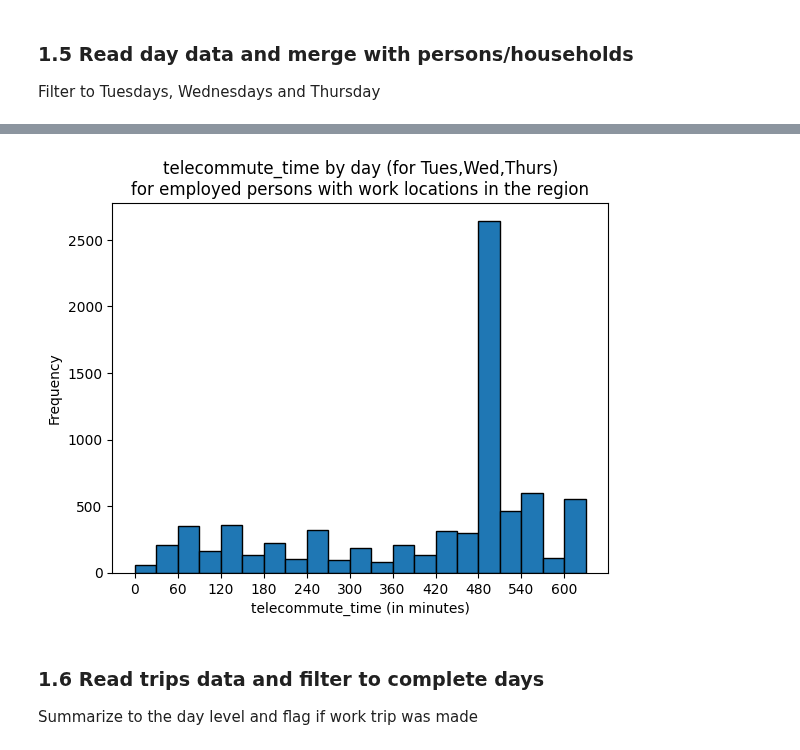
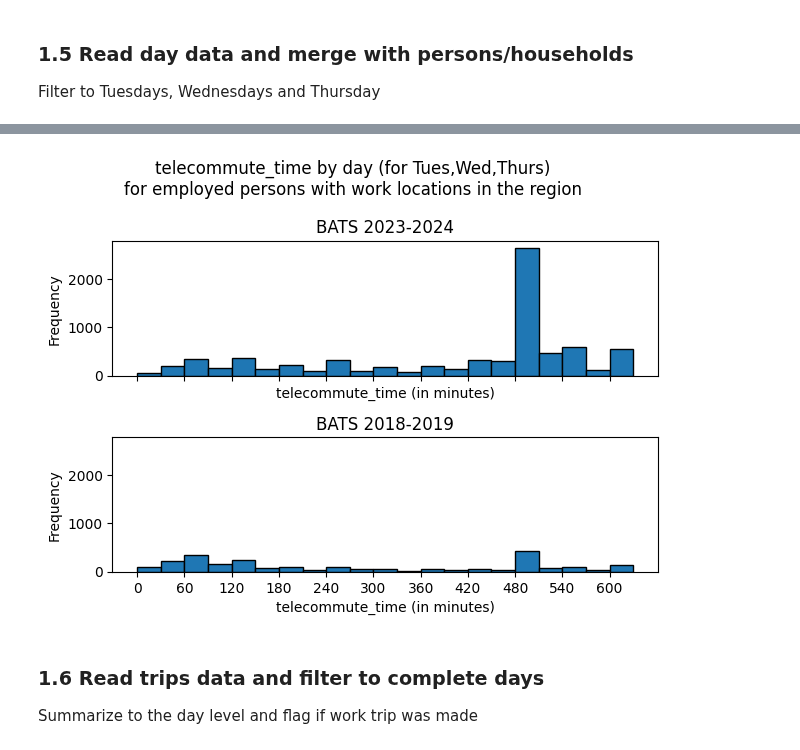
Before and after one commit to BayAreaMetro/travel-model-one, a Jupyter notebook: utilities/telecommute/estimate_WFH_from_BATS2023.ipynb, the cells around one changed output, grey strips where cells are left out. Cells and saved outputs as stored; diff of their text form; code cells hidden in the pictures.

Commit message:
Processes 2018-19 BATS data alongside 2023-24 BATS data
To the extent we're able.  Some variables are not available in the 2018-19 dataset.

```diff
--- a/utilities/telecommute/estimate_WFH_from_BATS2023.ipynb
+++ b/utilities/telecommute/estimate_WFH_from_BATS2023.ipynb
@@ -239,7 +302,7 @@ INDUSTRY_RECODE = {
 
 bats_persons['empsix'] = bats_persons.industry.map(INDUSTRY_RECODE)
 print("After recoding 'industry':")
-print(bats_persons['empsix'].value_counts(dropna=False))
+print(bats_persons[['survey_year','empsix']].value_counts(dropna=False))
 
 # try to resolve some of the remaining
 bats_persons.industry_other = bats_persons.industry_other.str.lower()
@@ -286,11 +349,11 @@ for term in INDUSTRY_OTHER_TERM_RECODE.keys():
 # print(bats_persons.loc[pd.isna(bats_persons.empsix),'industry_other'].value_counts(dropna=False))
 
 print("\nAfter recoding 'industry_other':")
-print(bats_persons['empsix'].value_counts(dropna=False))
+print(bats_persons[['survey_year','empsix']].value_counts(dropna=False))
 
-print("\nFiltering out NaN industry:")
-bats_persons = bats_persons.loc[pd.notna(bats_persons.empsix)]
-print(f" => {len(bats_persons):,} rows")
+print("\nFiltering out NaN industry for bats_2023:")
+bats_persons = bats_persons.loc[ (bats_persons.survey_year==2019) | (pd.notna(bats_persons.empsix))]
+print(f"{bats_persons['survey_year'].value_counts(dropna=False)}")
 
 # add dummies for empsix
 ind_dummies = pd.get_dummies(data=bats_persons.empsix, prefix="ind")
@@ -320,7 +383,7 @@ Filtering out NaN industry:
 bats_persons = pd.merge(
     left=bats_persons,
     right=bats_hhlds,
-    on=['hh_id'],
+    on=['hh_id','survey_year'],
     how='left',
     validate='many_to_one',
     indicator=True
@@ -338,9 +401,9 @@ bats_persons['work_loc_is_home_loc'] = False
 bats_persons.loc[(bats_persons.work_lon == bats_persons.home_lon) &
                  (bats_persons.work_lat == bats_persons.home_lat),
                  'work_loc_is_home_loc'] = True
-print(f"bats_persons['work_loc_is_home_loc'].value_counts()=\n{bats_persons['work_loc_is_home_loc'].value_counts()}")
+print(f"bats_persons[['survey_year','work_loc_is_home_loc']].value_counts()=\n{bats_persons[['survey_year','work_loc_is_home_loc']].value_counts()}")
 
-print("\nFiltering to: work_loc_is_home_loc==False")
-bats_persons = bats_persons.loc[bats_persons.work_loc_is_home_loc==False]
-print(f" => {len(bats_persons):,} rows")
+print("\nFiltering to: work_loc_is_home_loc==False =>")
+bats_persons = bats_persons.loc[bats_persons.work_loc_is_home_loc==False].reset_index(drop=True)
+print(f"{bats_persons['survey_year'].value_counts()}")
 # %% [output]
@@ -430,21 +498,45 @@ Read 2,175,625 rows from 'M:\Development\Travel Model One\Estimation\WFH_BATS_20
 Filter to Tuesdays, Wednesdays and Thursday
 # %%
 # read day data for day of week and telecommute time spent
-bats_day = pd.read_csv(BATS_DATA_DIR / "day.csv")
-print(f"Read {len(bats_day):,} rows from \"{BATS_DATA_DIR / 'day.csv'}\"")
+bats_2023_day = pd.read_csv(BATS_2023_DATA_DIR / "day.csv")
+print(f"Read {len(bats_2023_day):,} rows from \"{BATS_2023_DATA_DIR / 'day.csv'}\"")
 
-# print("\nbats_day.dtypes:")
-# print(bats_day.dtypes)
+# print("\bats_2023_day.dtypes:")
+# print(bats_2023_day.dtypes)
 
 # select relevant variables
-bats_day = bats_day[[
+bats_2023_day = bats_2023_day[[
     'hh_id','person_id','day_num',
     'travel_date','travel_dow',
     'telecommute_time','day_weight']]
+bats_2023_day['survey_year'] = 2023
+print(f"bats_2023_day.day_weight.sum(): {bats_2023_day.day_weight.sum():,}")
 
-print("\nFiltering to: travel_dow is Tuesday, Wednesday or Thursday")
+bats_2019_day = pd.read_csv(BATS_2019_DATA_DIR / "day.tsv", sep="\t")
+print(f"Read {len(bats_2019_day):,} rows from \"{BATS_2019_DATA_DIR / 'day.tsv'}\"")
+
+# print("\bats_2019_day.dtypes:")
+# print(bats_2019_day.dtypes)
+
+# select relevant variables
+bats_2019_day = bats_2019_day[[
+    'hh_id','person_id','day_num',
+    'travel_date','travel_date_dow',
+    'telework_time','daywt_alladult_wkday']]
+bats_2019_day['survey_year'] = 2019
+bats_2019_day.rename(columns={
+    'travel_date_dow':'travel_dow',
+    'telework_time':'telecommute_time',
+    'daywt_alladult_wkday':'day_weight'
+}, inplace=True)
+print(f"bats_2019_day.day_weight.sum(): {bats_2019_day.day_weight.sum():,}")
+
+# combine
+bats_day = pd.concat([bats_2019_day, bats_2023_day]).reset_index(drop=True)
+
+print("\nFiltering to: travel_dow is Tuesday, Wednesday or Thursday =>")
 bats_day = bats_day.loc[bats_day.travel_dow.isin([2,3,4])]
-print(f" => {len(bats_day):,} rows")
+print(f"{bats_day['survey_year'].value_counts(dropna=False)}")
 
 # This didn't do anything; holidays were already excluded
 # import holidays
@@ -456,23 +548,40 @@ print("\nMerging with employed persons with work locations")
 bats_day = pd.merge(
     left=bats_day,
     right=bats_persons,
-    on=['person_id','hh_id'],
+    on=['survey_year','person_id','hh_id'],
     how='right', # keep only days for employed persons with work locations
     validate='many_to_one',
     indicator=True
 )
 # verify all day records have persons/household information
-assert all(bats_day['_merge'] == 'both'), "Not all values in _merge are 'both'"
-bats_day.drop(columns=['_merge'],inplace=True)
-print(f" => {len(bats_day):,} rows")
+print(f"{bats_day[['survey_year','_merge']].value_counts(dropna=False)}")
+
+# there are 9 records in the 2019 dataset that don't merge -- drop them
+bats_day = bats_day.loc[bats_day._merge == 'both'].reset_index(drop=True)
+print(f"\nAfter dropping _merge != both: \n{bats_day['survey_year'].value_counts(dropna=False)}")
 
 # Plot telecommute_time distribution
-plt.hist(bats_day.telecommute_time.loc[bats_day.telecommute_time>0],
+fig, axs = plt.subplots(2, 1, sharex=True, sharey=True)
+fig.suptitle('telecommute_time by day (for Tues,Wed,Thurs)\nfor employed persons with work locations in the region')
+# 2023
+axs[0].hist(bats_day.telecommute_time.loc[(bats_day.survey_year==2023) & (bats_day.telecommute_time>0)],
          bins=list(range(0,660,30)),
          edgecolor='black')
-plt.title('telecommute_time by day (for Tues,Wed,Thurs)\nfor employed persons with work locations in the region')
-plt.xlabel('telecommute_time (in minutes)')
-plt.xticks(list(range(0,660,60)))
-plt.ylabel('Frequency')
+axs[0].set_title('BATS 2023-2024')
+axs[0].set_xlabel('telecommute_time (in minutes)')
+axs[0].set_xticks(list(range(0,660,60)))
+axs[0].set_ylabel('Frequency')
+
+# 2019
+axs[1].hist(bats_day.telecommute_time.loc[(bats_day.survey_year==2019) & (bats_day.telecommute_time>0)],
+         bins=list(range(0,660,30)),
+         edgecolor='black')
+axs[1].set_title('BATS 2018-2019')
+axs[1].set_xlabel('telecommute_time (in minutes)')
+axs[1].set_xticks(list(range(0,660,60)))
+axs[1].set_ylabel('Frequency')
+
+plt.tight_layout()
+plt.show()
 # %% [output]
 Read 89,112 rows from "E:\Box\Modeling and Surveys\Surveys\Travel Diary Survey\Biennial Travel Diary Survey\MTC_RSG_Partner Repository\5.Deliverables\Task 10 - Final Weighted and Expanded Data Files\W ...
@@ -486,4 +604,4 @@ Text(0, 0.5, 'Frequency')
-[figure, old version]
+[figure, new version]
 # %% [markdown]
 ### 1.6 Read trips data and filter to complete days
 Summarize to the day level and flag if work trip was made
```
Also changed, not shown: parts of 26 cells of this notebook.
